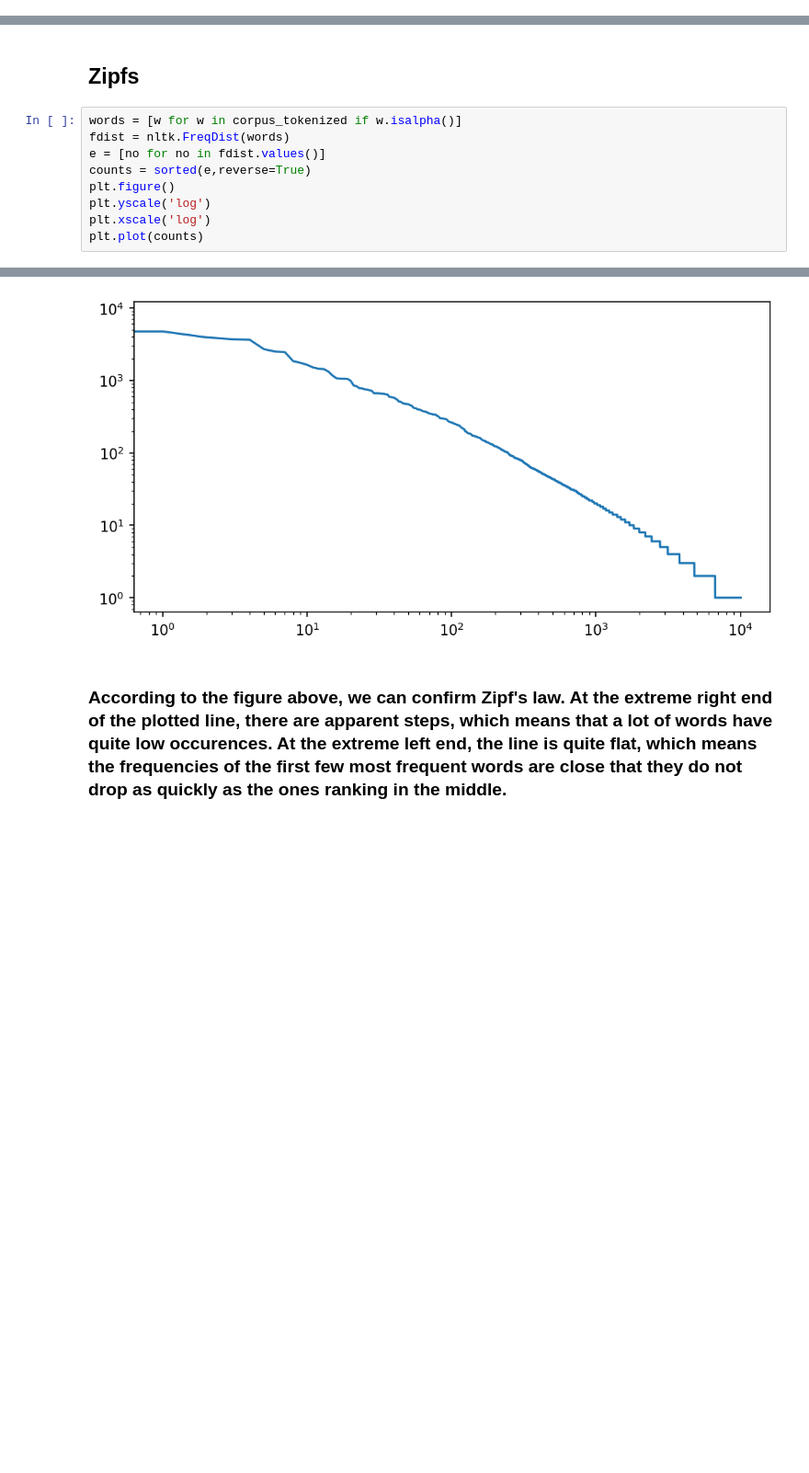
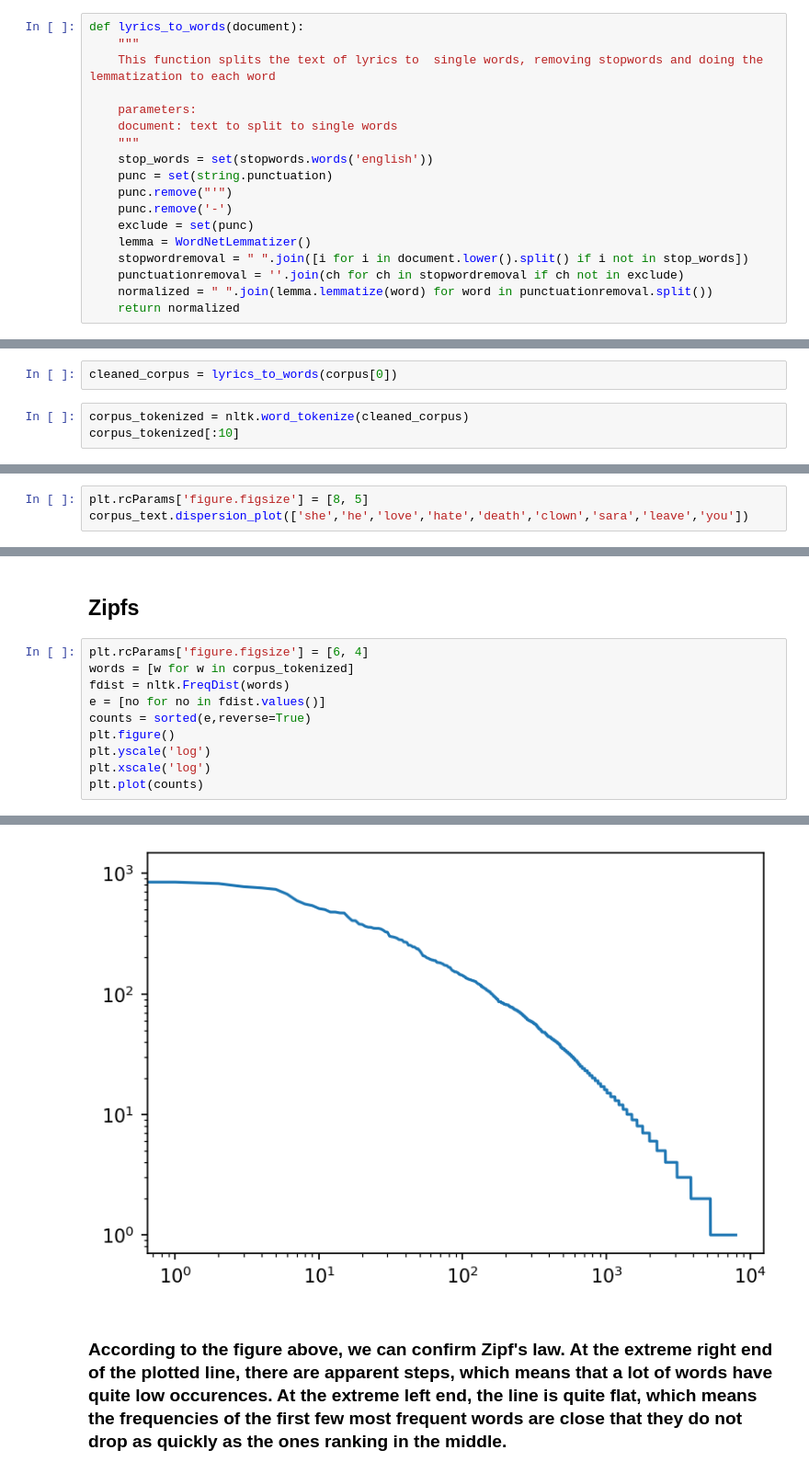
Before and after one commit to jatanjay/Song-and-Dance-Man-, a Jupyter notebook: SongandDanceMan.ipynb, the cells around one changed output, grey strips where cells are left out. Shown at 92% size. Drawn from its saved outputs; the diff is of its cells as text; blank space fills up the shorter version.

```diff
--- a/SongandDanceMan.ipynb
+++ b/SongandDanceMan.ipynb
@@ -100,4 +108,22 @@ plt.rcParams['figure.figsize'] = [8, 4]
 plt.rcParams['figure.dpi'] = 150
+# %%
+def lyrics_to_words(document):
+    """
+    This function splits the text of lyrics to  single words, removing stopwords and doing the lemmatization to each word
+
+    parameters:
+    document: text to split to single words
+    """
+    stop_words = set(stopwords.words('english'))
+    punc = set(string.punctuation)
+    punc.remove("'")
+    punc.remove('-')
+    exclude = set(punc)
+    lemma = WordNetLemmatizer()
+    stopwordremoval = " ".join([i for i in document.lower().split() if i not in stop_words])
+    punctuationremoval = ''.join(ch for ch in stopwordremoval if ch not in exclude)
+    normalized = " ".join(lemma.lemmatize(word) for word in punctuationremoval.split())
+    return normalized
 # %% [markdown]
 ## In order to understand Dylan's discography and style, let's mess around with data directly
 # %% [markdown]
@@ -166,0 +172,5 @@ corpus_words = [word for word in corpus_tokenized if word.isalpha()]
+# %%
+cleaned_corpus = lyrics_to_words(corpus[0])
+# %%
+corpus_tokenized = nltk.word_tokenize(cleaned_corpus)
+corpus_tokenized[:10]
@@ -208,0 +223,3 @@ corpus_text.dispersion_plot(['she','he','love','clown','Sara'])
+# %%
+plt.rcParams['figure.figsize'] = [8, 5]
+corpus_text.dispersion_plot(['she','he','love','hate','death','clown','sara','leave','you'])
@@ -275,16 +296,17 @@ hapaxes[:25]
 # %% [markdown]
 ## Zipfs
 # %%
-words = [w for w in corpus_tokenized if w.isalpha()]
+plt.rcParams['figure.figsize'] = [6, 4]
+words = [w for w in corpus_tokenized]
 fdist = nltk.FreqDist(words)
 e = [no for no in fdist.values()]
 counts = sorted(e,reverse=True)
 plt.figure()
 plt.yscale('log')
 plt.xscale('log')
 plt.plot(counts)
 # %% [output]
 [<matplotlib.lines.Line2D at 0x...>]
-[figure, old version]
+[figure, new version]
 # %% [markdown]
 ### According to the figure above, we can confirm Zipf's law. At the extreme right end of the plotted line, there are apparent steps, which means that a lot of words have quite low occurences. At the extreme left end, the line is quite flat, which means the frequencies of the first few most frequent words are close that they do not drop as quickly as the ones ranking in the middle.
```
Also changed, not shown: parts of 67 cells of this notebook.
